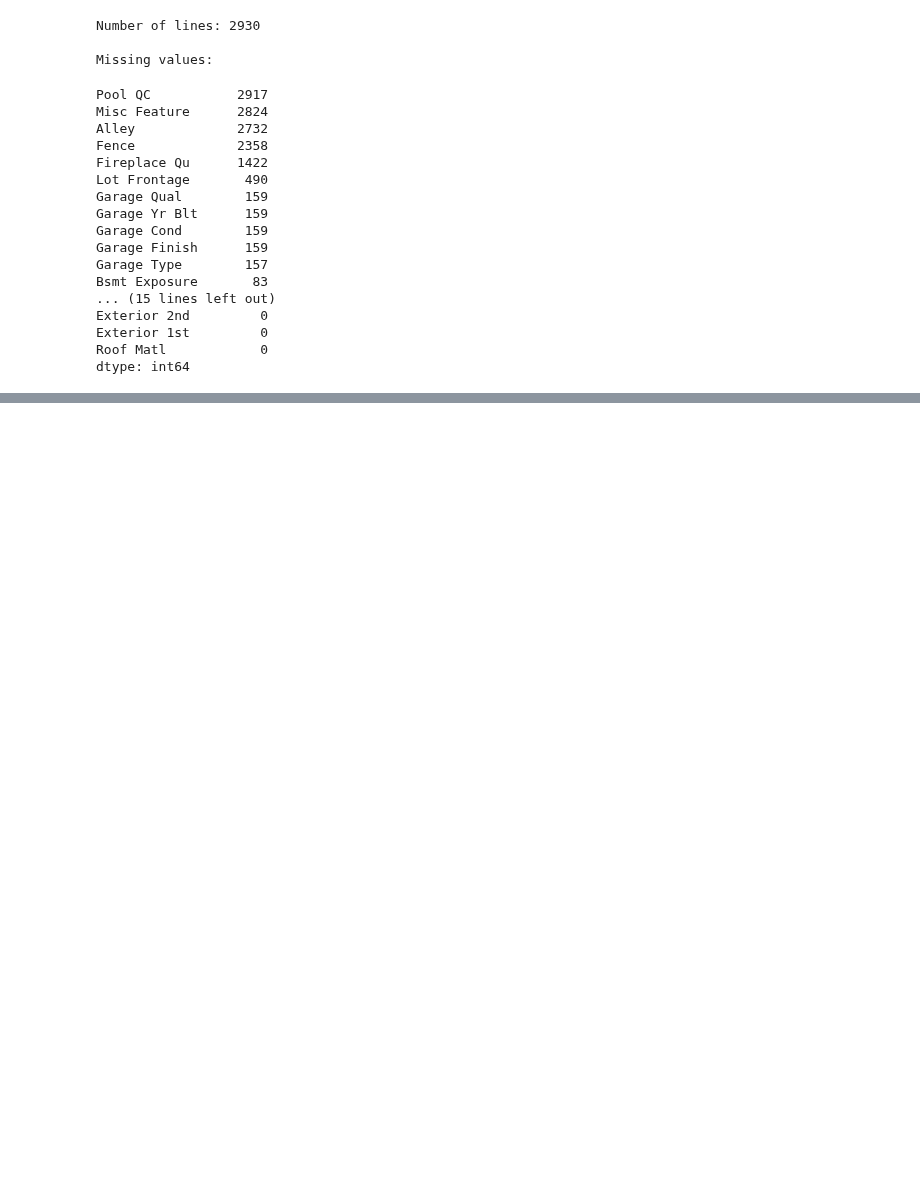
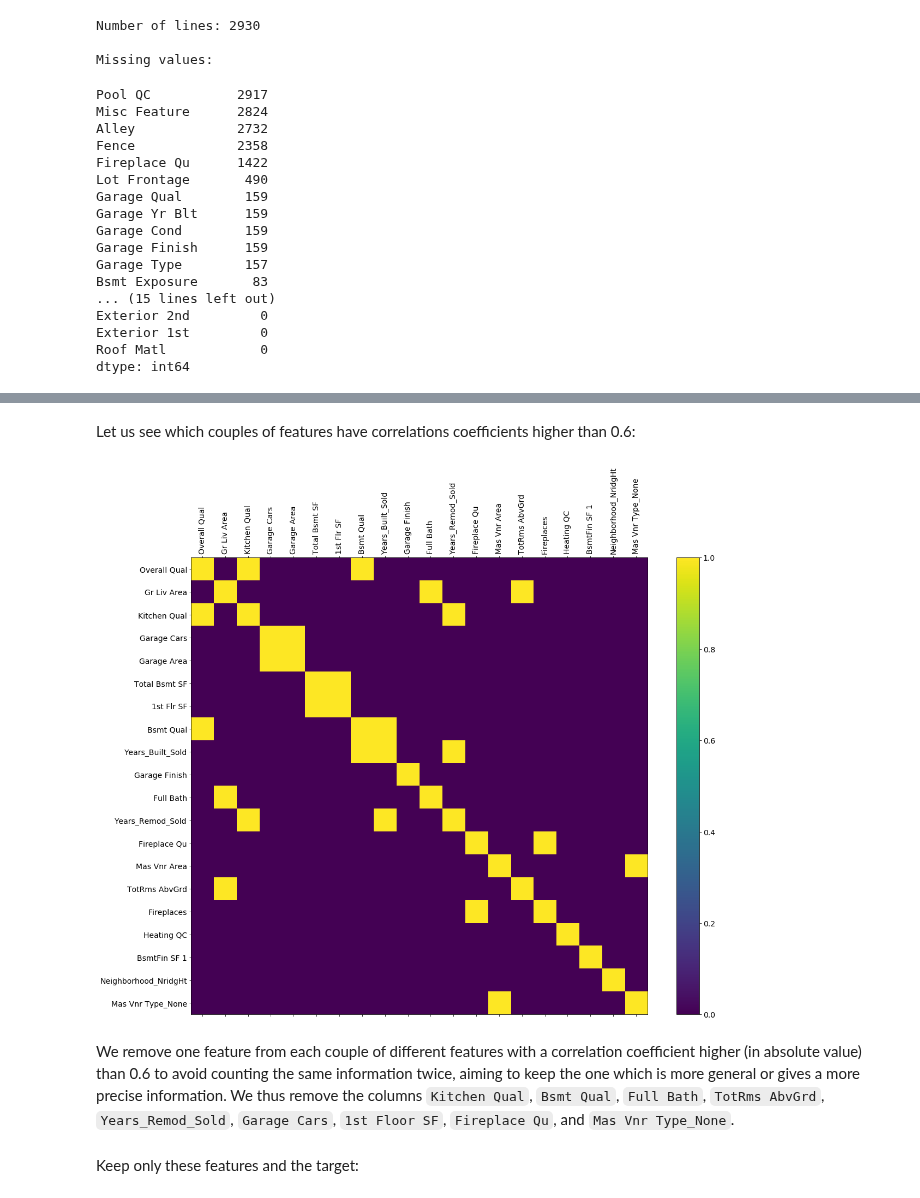
Before and after one commit to FlorentCLMichel/learning_data_science, a Jupyter notebook: Projects_Jupyter/Ames_Housing.ipynb, the cells around one changed output, grey strips where cells are left out. Drawn from its saved outputs; the diff is of its cells as text; code cells hidden in the pictures; blank space fills up the shorter version.

```diff
--- a/Projects_Jupyter/Ames_Housing.ipynb
+++ b/Projects_Jupyter/Ames_Housing.ipynb
@@ -137,0 +465,18 @@ Among them, 5 have more than half of their values missing.
+# %%
+def corr_higher_than(threshold):
+    f = plt.figure(figsize=(19, 15))
+    plt.matshow((np.abs(df_t.corr()) > threshold).astype(int), fignum=f.number)
+    plt.xticks(range(df_t.shape[1]), df_t.columns, fontsize=14, rotation=90)
+    plt.yticks(range(df_t.shape[1]), df_t.columns, fontsize=14)
+    cb = plt.colorbar()
+    cb.ax.tick_params(labelsize=14)
+    plt.show()
+# %% [markdown]
+Let us see which couples of features have correlations coefficients higher than 0.6:
+# %%
+corr_higher_than(0.6)
+# %% [output]
+[figure, added]
+# %% [markdown]
+We remove one feature from each couple of different features with a correlation coefficient higher (in absolute value) than 0.6 to avoid counting the same information twice, aiming to keep the one which is more general or gives a more precise information.
+We thus remove the columns `Kitchen Qual`, `Bsmt Qual`, `Full Bath`, `TotRms AbvGrd`, `Years_Remod_Sold`, `Garage Cars`, `1st Floor SF`, `Fireplace Qu`, and `Mas Vnr Type_None`.
@@ -137,0 +486,2 @@ Among them, 5 have more than half of their values missing.
+# %% [markdown]
+Keep only these features and the target:
```
Also changed, not shown: parts of 58 cells of this notebook.
